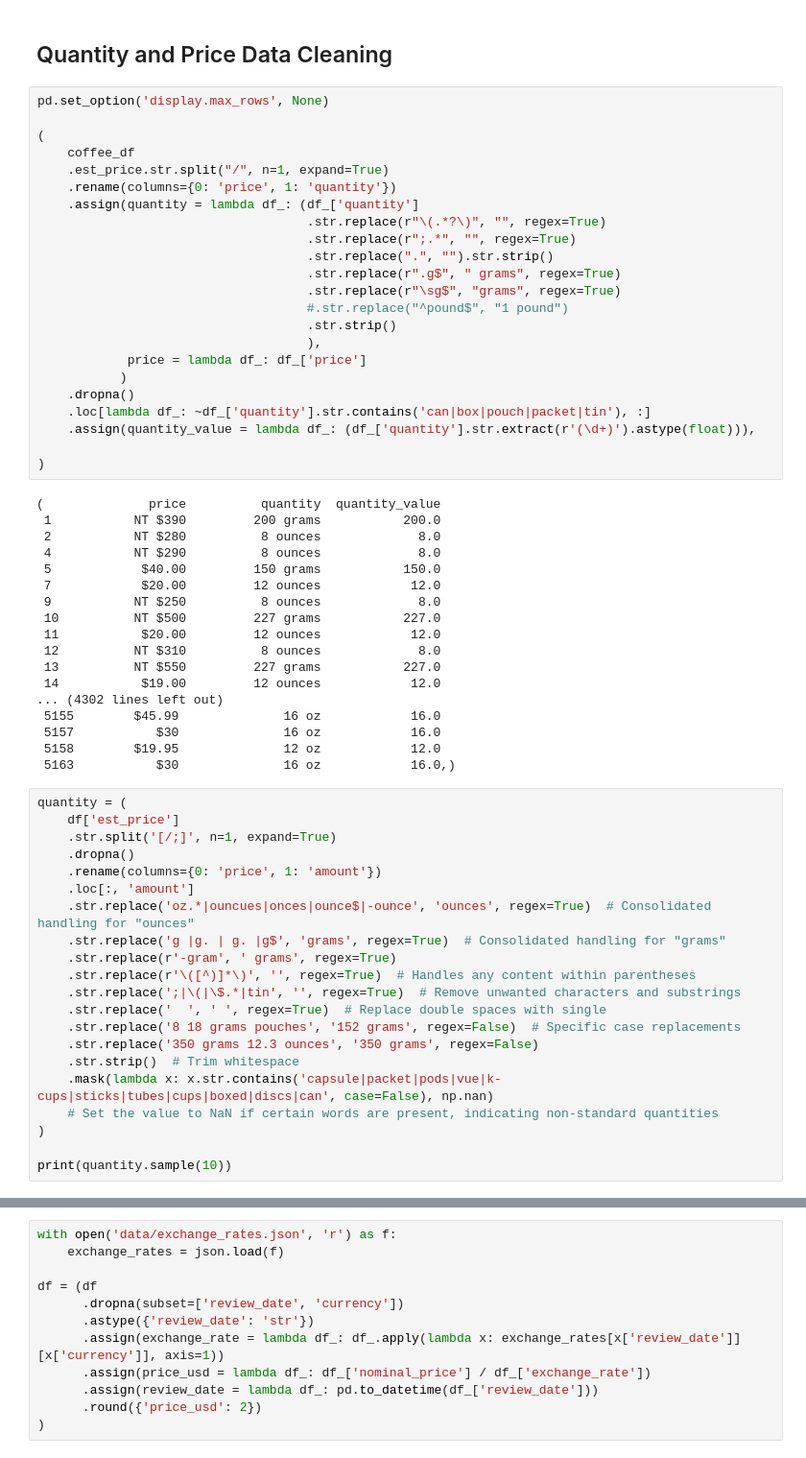
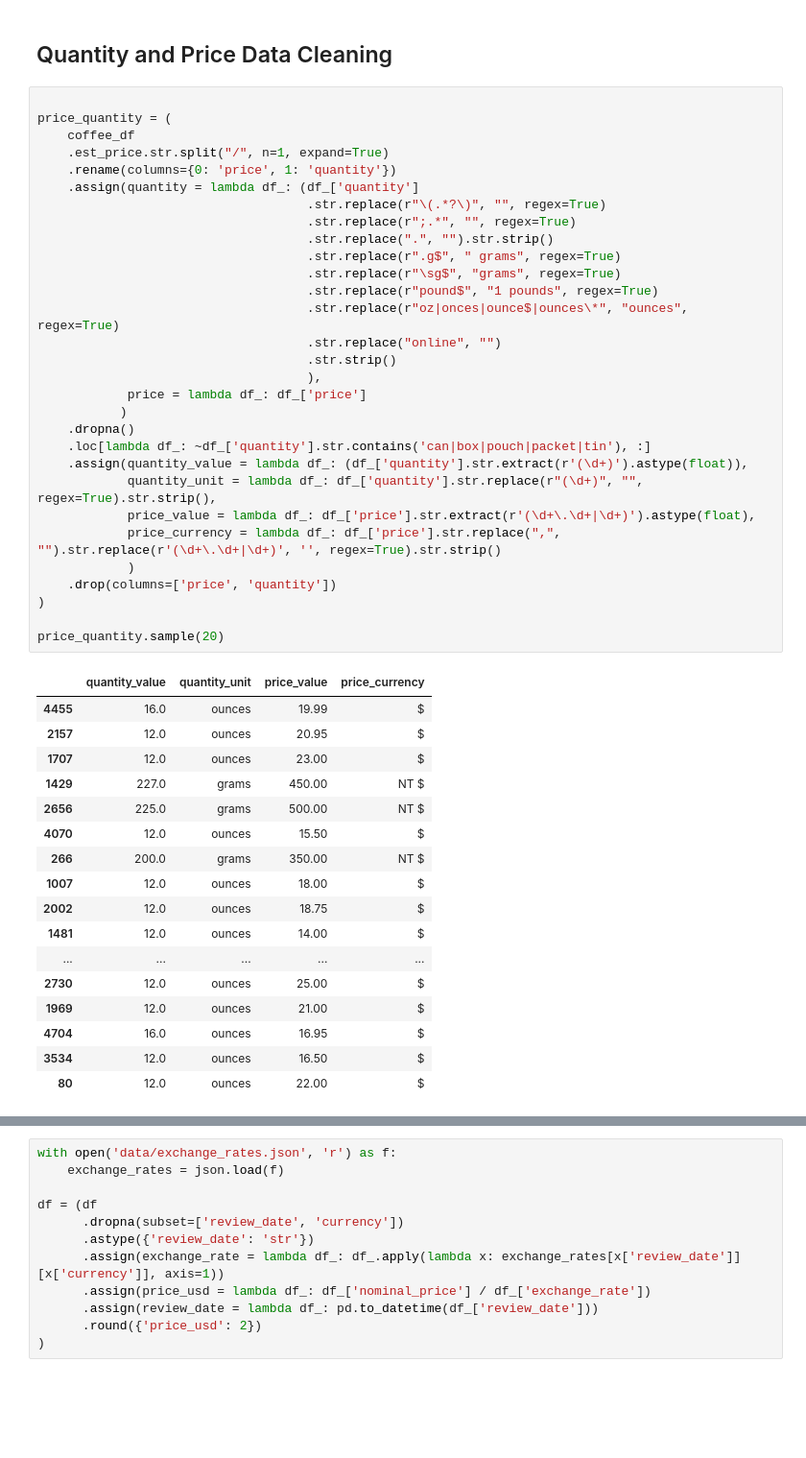
Before and after one commit to tynardone/coffee-reviews-analysis, a Jupyter notebook: notebooks/exploratory/01_data_cleaning.ipynb, the cells around one changed output, grey strips where cells are left out. Shown at 96% size. Cells and saved outputs as stored; diff of their text form; blank space fills up the shorter version.

Commit message:
Currency cleanup

```diff
--- a/notebooks/exploratory/01_data_cleaning.ipynb
+++ b/notebooks/exploratory/01_data_cleaning.ipynb
@@ -59,64 +59,50 @@ coffee_df.sample(3)
 # %% [markdown]
 ## Quantity and Price Data Cleaning
 # %%
-pd.set_option('display.max_rows', None)
 
-(
+price_quantity = (
     coffee_df
     .est_price.str.split("/", n=1, expand=True)
     .rename(columns={0: 'price', 1: 'quantity'})
     .assign(quantity = lambda df_: (df_['quantity']
                                     .str.replace(r"\(.*?\)", "", regex=True)
                                     .str.replace(r";.*", "", regex=True)
                                     .str.replace(".", "").str.strip()
                                     .str.replace(r".g$", " grams", regex=True)
                                     .str.replace(r"\sg$", "grams", regex=True)
-                                    #.str.replace("^pound$", "1 pound")
+                                    .str.replace(r"pound$", "1 pounds", regex=True)
+                                    .str.replace(r"oz|onces|ounce$|ounces\*", "ounces", regex=True)
+                                    .str.replace("online", "")
                                     .str.strip()
                                     ),
             price = lambda df_: df_['price']
            )
     .dropna()
     .loc[lambda df_: ~df_['quantity'].str.contains('can|box|pouch|packet|tin'), :]
-    .assign(quantity_value = lambda df_: (df_['quantity'].str.extract(r'(\d+)').astype(float))),
+    .assign(quantity_value = lambda df_: (df_['quantity'].str.extract(r'(\d+)').astype(float)),
+            quantity_unit = lambda df_: df_['quantity'].str.replace(r"(\d+)", "", regex=True).str.strip(),
+            price_value = lambda df_: df_['price'].str.extract(r'(\d+\.\d+|\d+)').astype(float),
+            price_currency = lambda df_: df_['price'].str.replace(",", "").str.replace(r'(\d+\.\d+|\d+)', '', regex=True).str.strip()
+            )
+    .drop(columns=['price', 'quantity'])
+)
 
-)
+price_quantity.sample(20)
 # %% [output]
-(              price          quantity  quantity_value
- 1           NT $390         200 grams           200.0
- 2           NT $280          8 ounces             8.0
- 4           NT $290          8 ounces             8.0
- 5            $40.00         150 grams           150.0
- 7            $20.00         12 ounces            12.0
- 9           NT $250          8 ounces             8.0
- 10          NT $500         227 grams           227.0
- 11           $20.00         12 ounces            12.0
- 12          NT $310          8 ounces             8.0
- 13          NT $550         227 grams           227.0
- 14           $19.00         12 ounces            12.0
-... (4302 lines left out)
- 5155        $45.99              16 oz            16.0
- 5157           $30              16 oz            16.0
- 5158        $19.95              12 oz            12.0
- 5163           $30              16 oz            16.0,)
+|  | quantity_value | quantity_unit | price_value | price_currency |
+| 4455 | 16.0 | ounces | 19.99 | $ |
+| 2157 | 12.0 | ounces | 20.95 | $ |
+| 1707 | 12.0 | ounces | 23.00 | $ |
+| 1429 | 227.0 | grams | 450.00 | NT $ |
+| 2656 | 225.0 | grams | 500.00 | NT $ |
+| 4070 | 12.0 | ounces | 15.50 | $ |
+| 266 | 200.0 | grams | 350.00 | NT $ |
+| 1007 | 12.0 | ounces | 18.00 | $ |
+| 2002 | 12.0 | ounces | 18.75 | $ |
+| 1481 | 12.0 | ounces | 14.00 | $ |
+| ... | ... | ... | ... | ... |
+| 2730 | 12.0 | ounces | 25.00 | $ |
+| 1969 | 12.0 | ounces | 21.00 | $ |
+| 4704 | 16.0 | ounces | 16.95 | $ |
+| 3534 | 12.0 | ounces | 16.50 | $ |
+| 80 | 12.0 | ounces | 22.00 | $ |
-# %%
-quantity = (
-    df['est_price']
-    .str.split('[/;]', n=1, expand=True)
-    .dropna()
-    .rename(columns={0: 'price', 1: 'amount'})
-    .loc[:, 'amount']
-    .str.replace('oz.*|ouncues|onces|ounce$|-ounce', 'ounces', regex=True)  # Consolidated handling for "ounces"
-    .str.replace('g |g. | g. |g$', 'grams', regex=True)  # Consolidated handling for "grams"
-    .str.replace(r'-gram', ' grams', regex=True)
-    .str.replace(r'\([^)]*\)', '', regex=True)  # Handles any content within parentheses
-    .str.replace(';|\(|\$.*|tin', '', regex=True)  # Remove unwanted characters and substrings
-    .str.replace('  ', ' ', regex=True)  # Replace double spaces with single
-    .str.replace('8 18 grams pouches', '152 grams', regex=False)  # Specific case replacements
-    .str.replace('350 grams 12.3 ounces', '350 grams', regex=False)
-    .str.strip()  # Trim whitespace
-    .mask(lambda x: x.str.contains('capsule|packet|pods|vue|k-cups|sticks|tubes|cups|boxed|discs|can', case=False), np.nan)
-    # Set the value to NaN if certain words are present, indicating non-standard quantities
-)
-
-print(quantity.sample(10))
```
Also changed, not shown: parts of 10 cells of this notebook.
